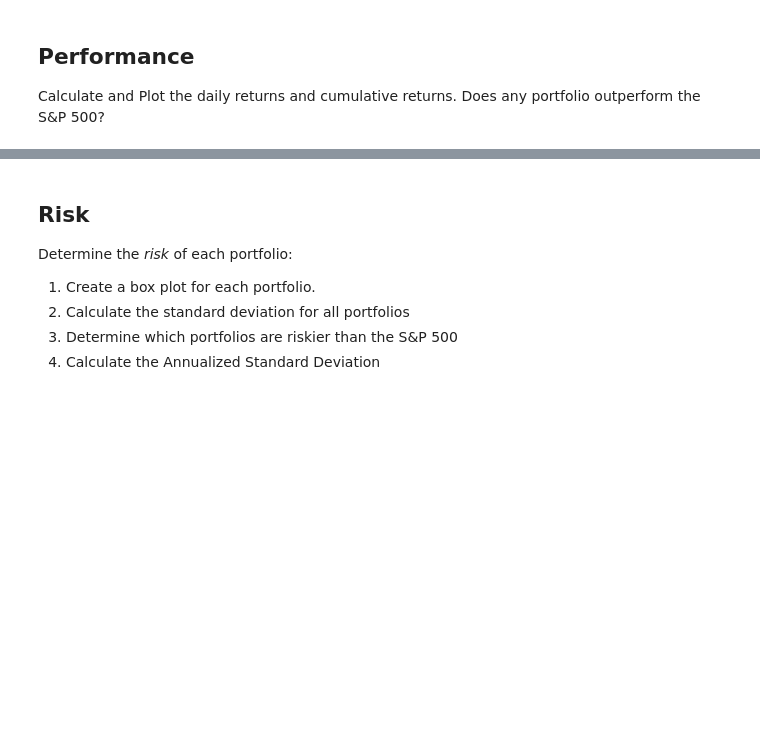
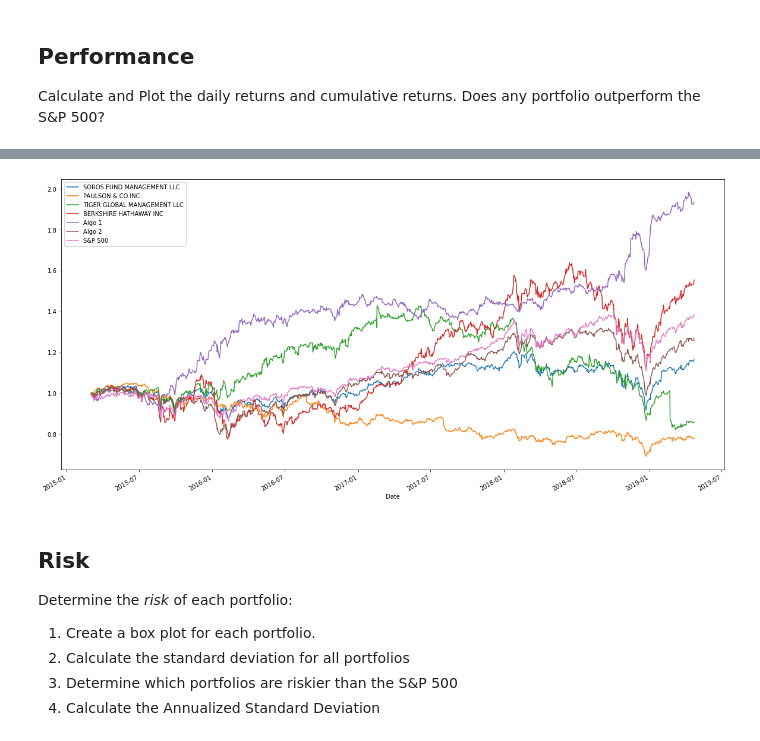
Before and after one commit to drg-developer-2-GWFinTech-Homeworks/homework-3, a Jupyter notebook: whale_analysis.ipynb, the cells around one changed output, grey strips where cells are left out. Drawn from its saved outputs; the diff is of its cells as text; code cells hidden in the pictures; blank space fills up the shorter version.

```diff
--- a/whale_analysis.ipynb
+++ b/whale_analysis.ipynb
@@ -184,0 +185,6 @@ Calculate and Plot the daily returns and cumulative returns. Does any portfolio
+# %%
+# Plot cumulative returns
+cumulative_returns = (1 + daily_returns).cumprod()
+cumulative_returns.plot(kind='line', figsize=(20, 10))
+cumulative_returns.head()
+# %% [output]
@@ -185,3 +198,4 @@ Calculate and Plot the daily returns and cumulative returns. Does any portfolio
+[figure, added]
 # %% [markdown]
 ## Risk
 
```
Also changed, not shown: parts of 19 cells of this notebook.
